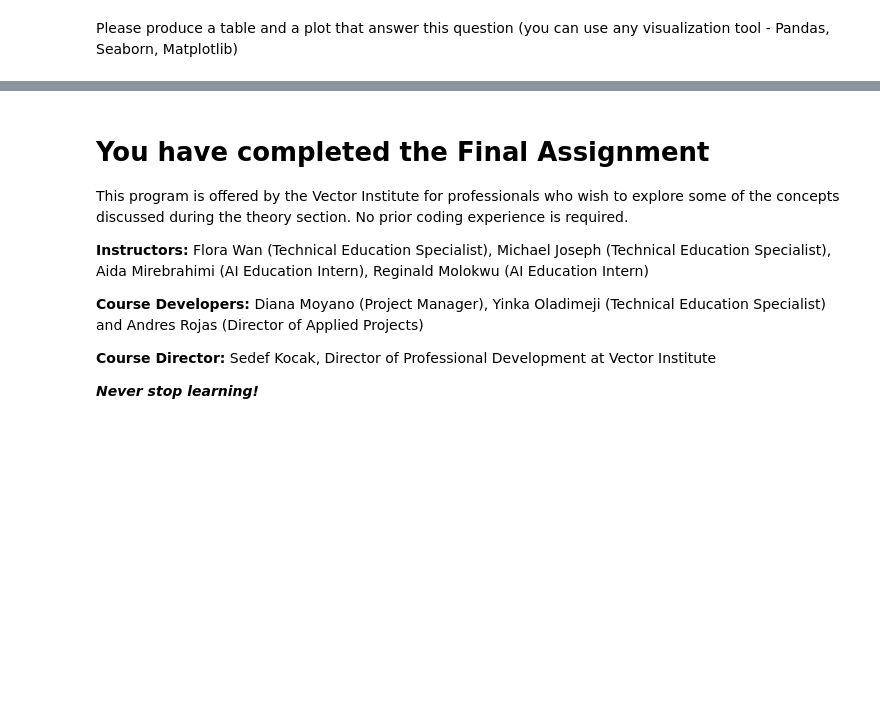
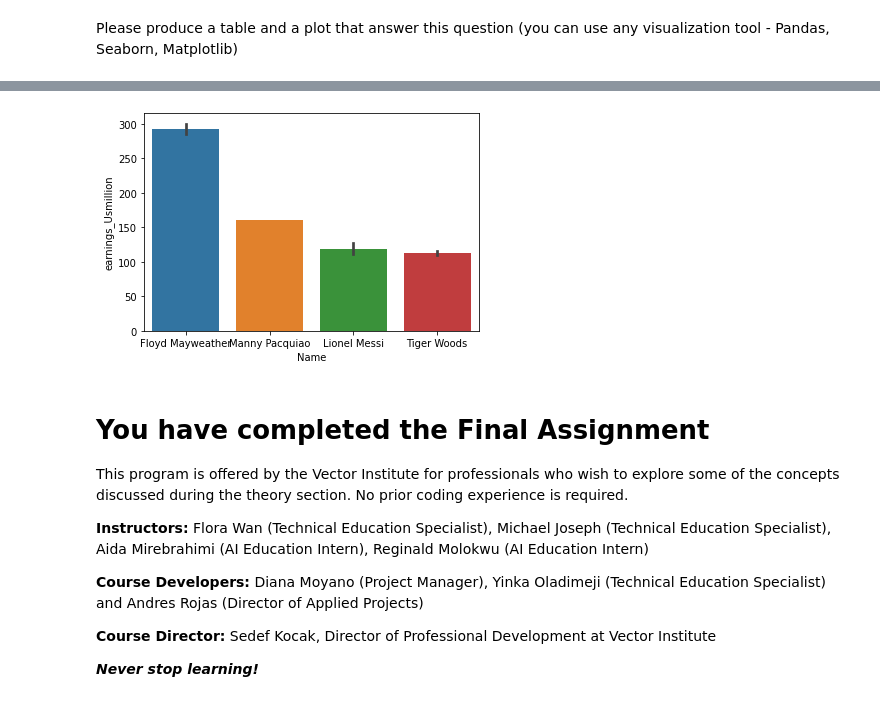
Before and after one commit to tetianafesenko/Excel_to_AI_Final_Assignmentb, a Jupyter notebook: Copy_of_Excel_to_AI_Final_Assignment.ipynb, the cells around one changed output, grey strips where cells are left out. Drawn from its saved outputs; the diff is of its cells as text; code cells hidden in the pictures; blank space fills up the shorter version.

```diff
--- a/Copy_of_Excel_to_AI_Final_Assignment.ipynb
+++ b/Copy_of_Excel_to_AI_Final_Assignment.ipynb
@@ -46,0 +71,3 @@ import matplotlib.pyplot as plt
+# %%
+top_7_players=atl[['Name','earnings_Usmillion']].groupby(by="earnings_Usmillion").sum().reset_index().sort_values('earnings_Usmillion', ascending=False).head(7)
+top_7_players
@@ -47,5 +83,9 @@ import matplotlib.pyplot as plt
 # %%
 # Create a bar plot that visualizes the results
+
+ax = sns.barplot(x="Name", y="earnings_Usmillion", data = top_7_players)
+# %% [output]
+[figure, added]
 # %% [markdown]
 # You have completed the Final Assignment
 
```
Also changed, not shown: parts of 4 cells of this notebook.
